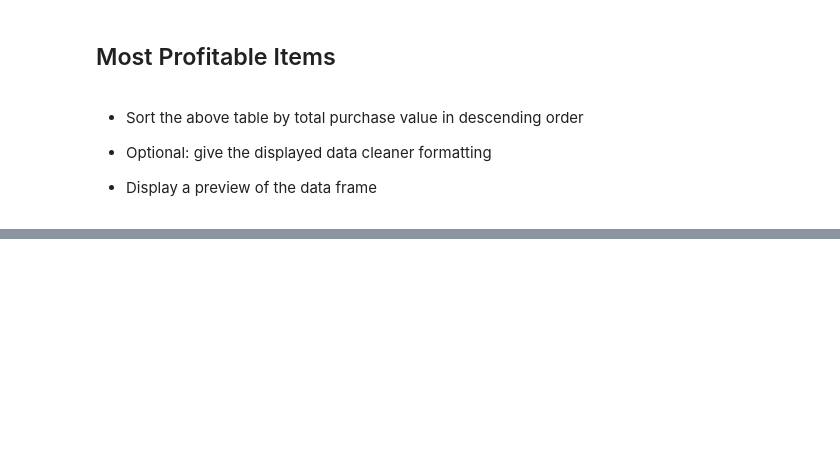
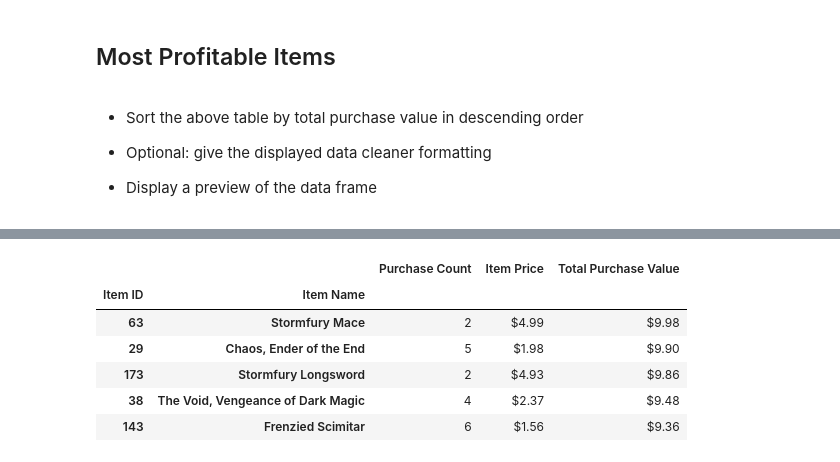
Before and after one commit to nithiyasuresh/pandas-challenge, a Jupyter notebook: HeroesOfPymoli/HeroesOfPymoli_starter.ipynb, the cells around one changed output, grey strips where cells are left out. Saved outputs shown, nothing was run; the diff lists cells and outputs as text; code cells hidden in the pictures; blank space fills up the shorter version.

```diff
--- a/HeroesOfPymoli/HeroesOfPymoli_starter.ipynb
+++ b/HeroesOfPymoli/HeroesOfPymoli_starter.ipynb
@@ -358,0 +374,34 @@ age_purchase_analysis_summary
+# %%
+#Load the columns of the dataframe
+purchase_data.columns
+
+#Load only the specific columns from the dataframe and groupby Item ID and Item Name
+popular_items = purchase_data[["Item ID", "Item Name", "Price"]]
+popular_items = purchase_data.groupby(["Item ID", "Item Name"])
+
+#Calculate the count of Item ID
+pop_purchase_count = popular_items["Item ID"].count()
+
+#Calculate average
+pop_average_price = popular_items["Price"].mean()
+
+#Calculate sum
+pop_total = popular_items["Price"].sum()
+
+#Create a new dataframe to load the summary
+popular_summary = pd.DataFrame({"Purchase Count": pop_purchase_count,
+                               "Item Price": pop_average_price,
+                               "Total Purchase Value": pop_total})
+
+#Sorting the Dataframe as per the "Total Purchase Value" column
+popular_summary = popular_summary.sort_values("Purchase Count", ascending=False)
+
+# Adding the rounding off function across the dataframe
+popular_summary = popular_summary.round(2)
+
+# Adding the "$" to the respective columns
+popular_summary["Item Price"] = popular_summary["Item Price"].map("${:,.2f}".format)
+popular_summary["Total Purchase Value"] = popular_summary["Total Purchase Value"].map("${:,.2f}".format)
+
+# Display the dataframe
+popular_summary.head()
@@ -377,0 +426,14 @@ age_purchase_analysis_summary
+# %%
+#Sorting the Dataframe as per the "Total Purchase Value" column
+popular_summary = popular_summary.sort_values("Total Purchase Value", ascending=False)
+
+# Display the dataframe
+popular_summary.head()
+# %% [output]
+|  |  | Purchase Count | Item Price | Total Purchase Value |
+| Item ID | Item Name |  |  |  |
+| 63 | Stormfury Mace | 2 | $4.99 | $9.98 |
+| 29 | Chaos, Ender of the End | 5 | $1.98 | $9.90 |
+| 173 | Stormfury Longsword | 2 | $4.93 | $9.86 |
+| 38 | The Void, Vengeance of Dark Magic | 4 | $2.37 | $9.48 |
+| 143 | Frenzied Scimitar | 6 | $1.56 | $9.36 |
```
Also changed, not shown: parts of 7 cells of this notebook.
